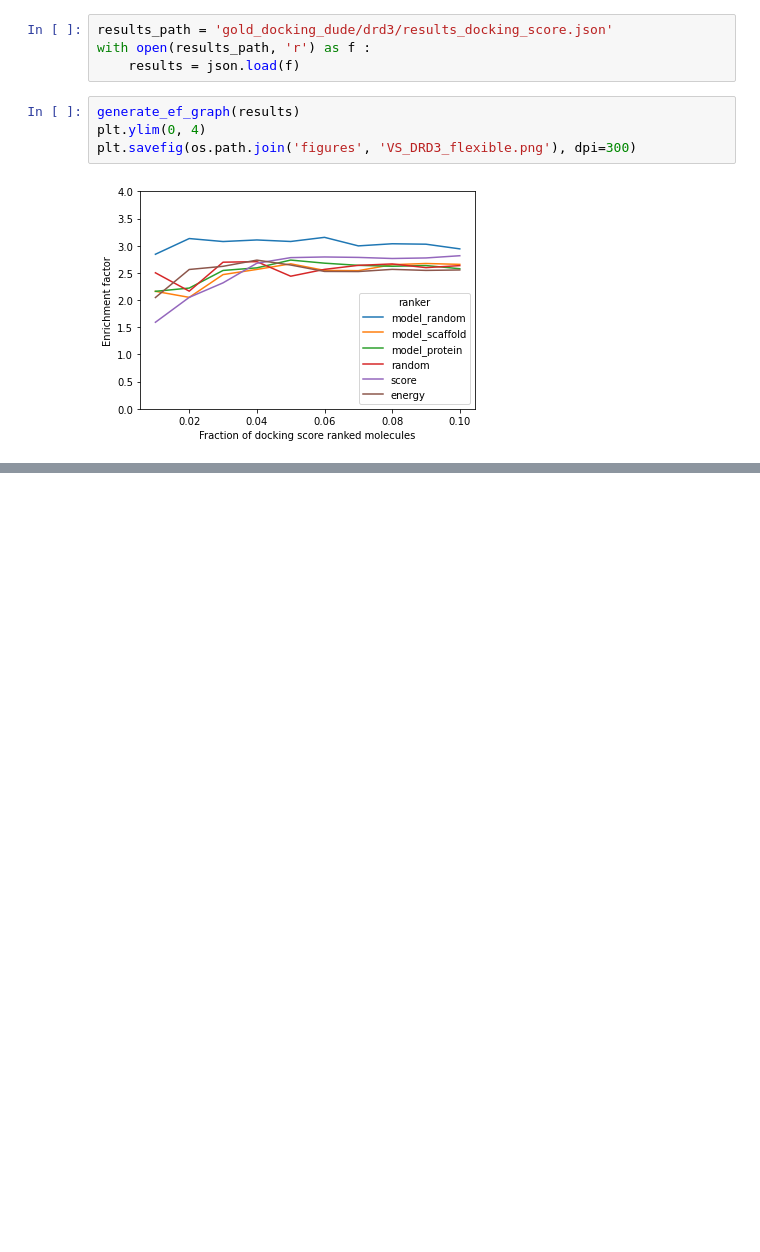
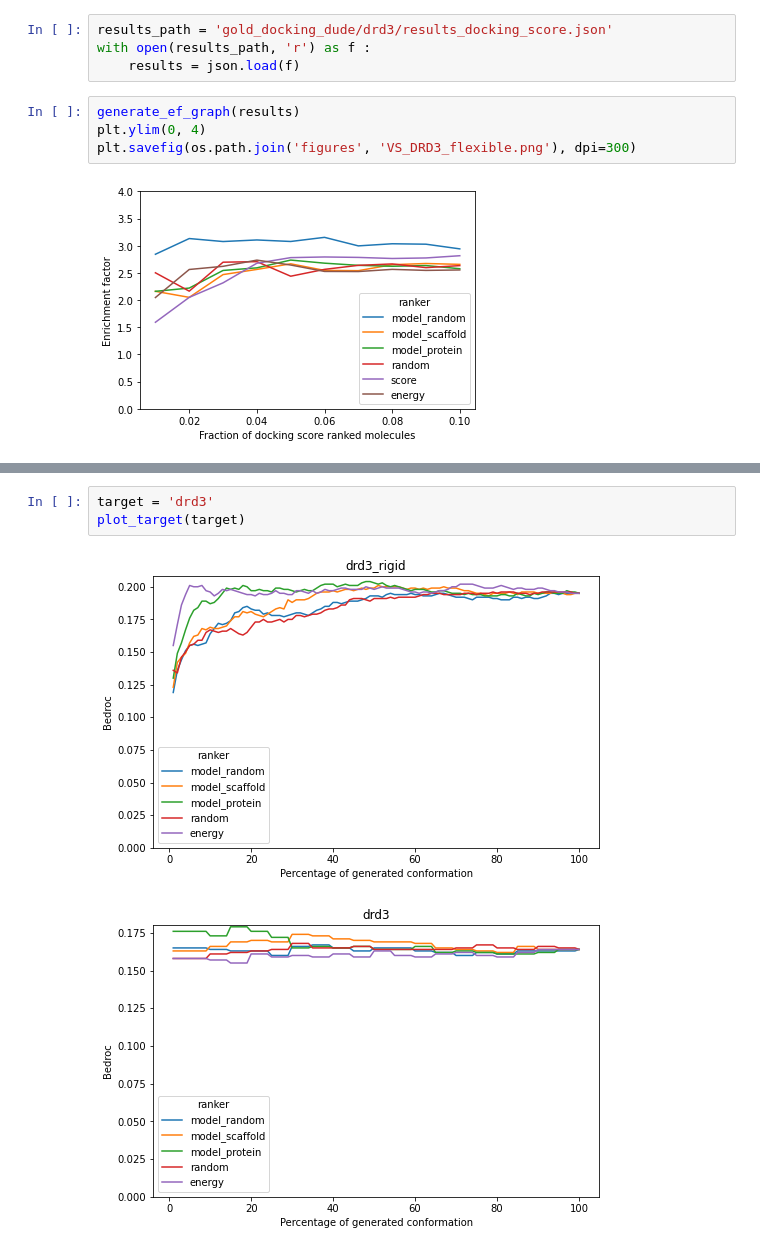
Before and after one commit to bbaillif/bioactive_conformation_predictor, a Jupyter notebook: analyze_dude_docking_ef_results.ipynb, the cells around one changed output, grey strips where cells are left out. Saved outputs shown, nothing was run; the diff lists cells and outputs as text; blank space fills up the shorter version.

```diff
--- a/analyze_dude_docking_ef_results.ipynb
+++ b/analyze_dude_docking_ef_results.ipynb
@@ -121,0 +206,6 @@ generate_ef_graph(results)
+# %%
+target = 'drd3'
+plot_target(target)
+# %% [output]
+[figure, added]
+[figure, added]
```
Also changed, not shown: parts of 15 cells of this notebook, 9 other files.
